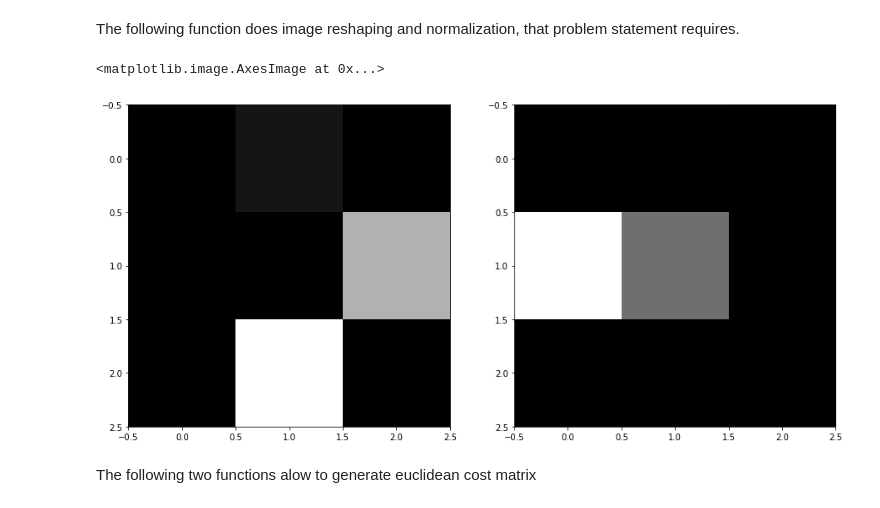
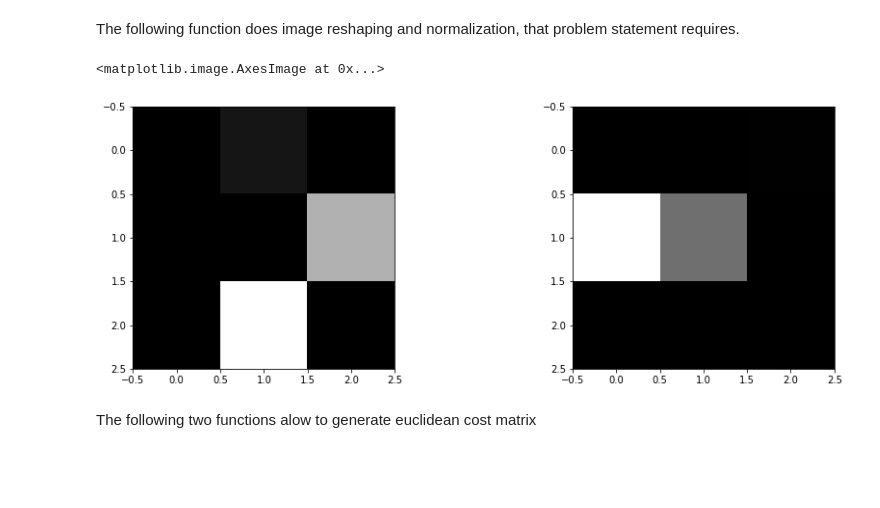
Before and after one commit to nazya/OT-tutorial, a Jupyter notebook: tutorial.ipynb, the cells around one changed output. Saved outputs shown, nothing was run; the diff lists cells and outputs as text; code cells hidden in the pictures; blank space fills up the shorter version.

```diff
--- a/tutorial.ipynb
+++ b/tutorial.ipynb
@@ -137,11 +233,0 @@ But we need transform a picture to a stochastic measure in order to fulfill prob
-# %%
-from scipy.stats import norm
-import matplotlib.pyplot as plt
-fig, (ax1, ax2) = plt.subplots(1, 2)
-
-x = np.linspace(0, 10, 300)
-p = norm(3,1).pdf(x)
-c = norm(5,2).pdf(x)
-
-ax1.plot(x, p, 'r-', lw=5, alpha=0.6, label='mu=5, sigma=1')
-ax2.plot(x, c, 'b-', lw=5, alpha=0.6, label='mu=1, sigma=5')
@@ -154,6 +233,0 @@ c = c/c.sum()
-# %%
-n=len(x)
-C = np.zeros([n,n], dtype=np.float64)
-for i in range(n):
-    for j in range(n):
-        C[i,j] = abs(i-j)**2
@@ -198,11 +249,11 @@ Reshape and plot some images
 # %%
 l = len(images)
 _n = len(images[0])
-_m = int(np.sqrt(_n))
+_side_size = int(np.sqrt(_n))
 from IPython.display import clear_output
 plt.rcParams["figure.figsize"] = (10,10)
 for i in np.random.randint(l, size=30):
-    plt.imshow(images[i].reshape(-1, _m), cmap=plt.get_cmap('gray'))
+    plt.imshow(images[i].reshape(-1, _side_size), cmap=plt.get_cmap('gray'))
     plt.show()
     clear_output(wait = True)
 # %% [output]
@@ -212,25 +263,25 @@ But firstly, let's practise with small images.
 # %% [markdown]
 The following function does image reshaping and normalization, that problem statement requires.
 # %%
-side_size = int(_m/8)
+side_size = int(_side_size/8)
 n=side_size*side_size
 
 def generate_img(i, m):
     p = np.float64(images[i])
-    p = cv2.resize(p.reshape(-1, _m), (m, m))
+    p = cv2.resize(p.reshape(-1, _side_size), (m, m))
     p = p.reshape(-1)
     return p / sum(p)
 # %%
 p, c = generate_img(1, side_size), generate_img(2, side_size)
 
-plt.rcParams["figure.figsize"] = (15,15)
+plt.rcParams["figure.figsize"] = (15,5)
 plt.subplot(121)
 plt.imshow(p.reshape(-1, side_size), cmap=plt.get_cmap('gray'))
 plt.subplot(122)
 plt.imshow(c.reshape(-1, side_size), cmap=plt.get_cmap('gray'))
 # %% [output]
 <matplotlib.image.AxesImage at 0x...>
-[figure, old version]
+[figure, new version]
 # %% [markdown]
 The following two functions alow to generate euclidean cost matrix
 # %%
```
Also changed, not shown: parts of 55 cells of this notebook.
